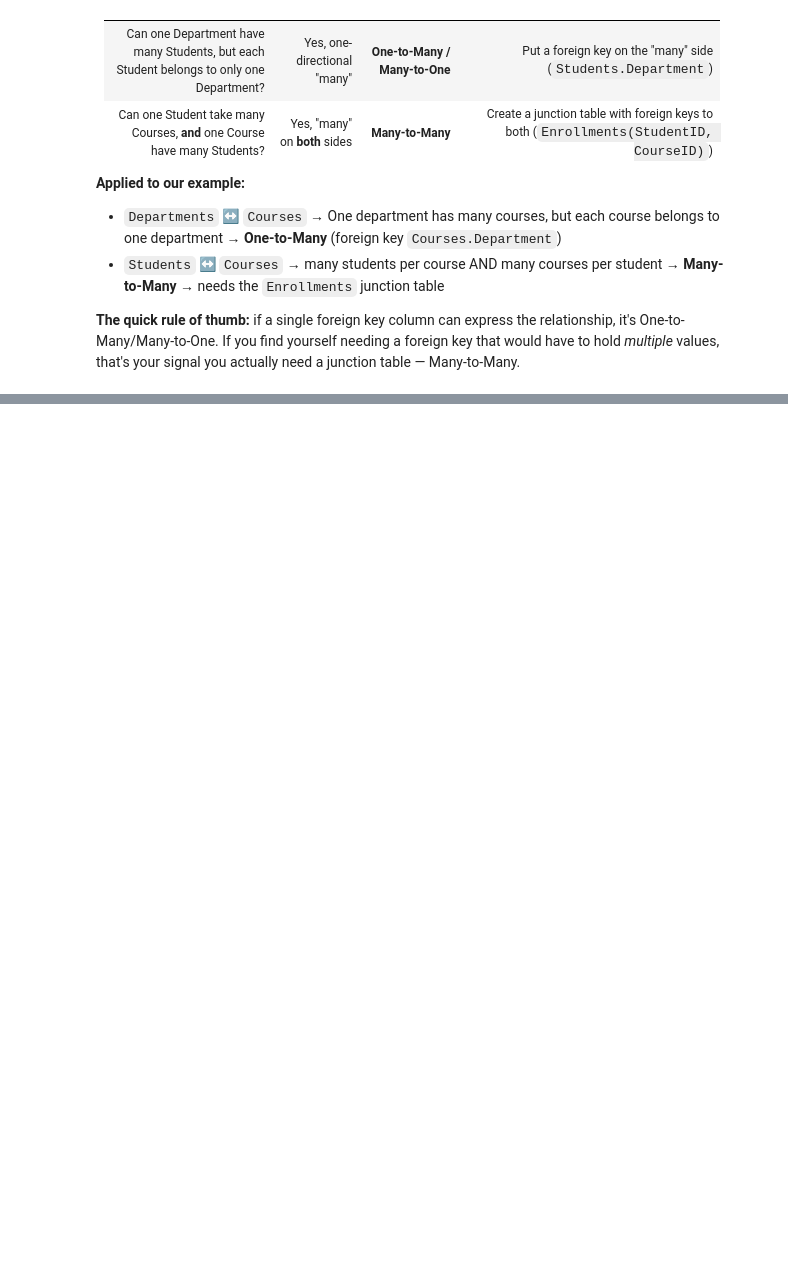
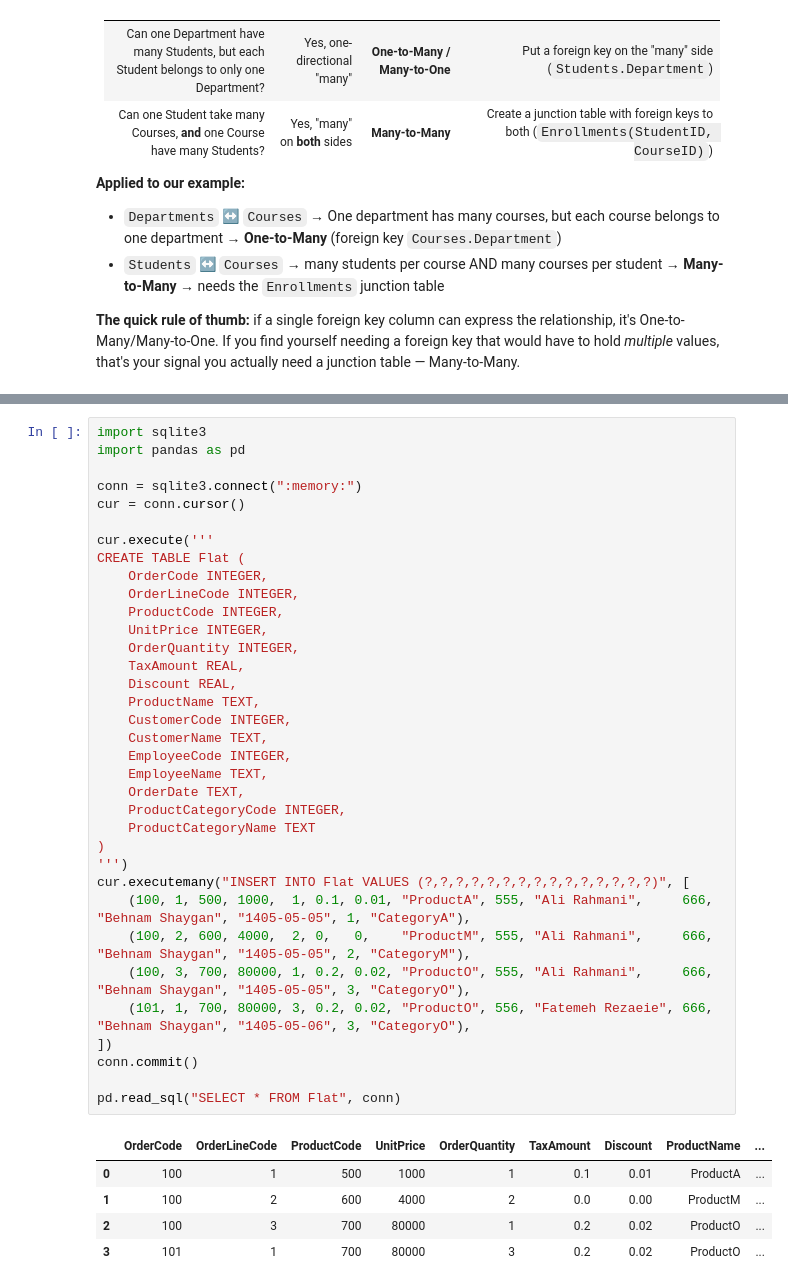
Before and after one commit to FatemeTaroodi/Data-Scientist-Comprehensive-Data-Science-Course, a Jupyter notebook: 01-SQL-Server/01-Introduction-to-Databases.ipynb, the cells around one changed output, grey strips where cells are left out. Cells and saved outputs as stored; diff of their text form; blank space fills up the shorter version.

```diff
--- a/01-SQL-Server/01-Introduction-to-Databases.ipynb
+++ b/01-SQL-Server/01-Introduction-to-Databases.ipynb
@@ -562,0 +567,41 @@ Once tables are split, ask this for **each pair** of tables: *"Can one row on Si
+# %%
+import sqlite3
+import pandas as pd
+
+conn = sqlite3.connect(":memory:")
+cur = conn.cursor()
+
+cur.execute('''
+CREATE TABLE Flat (
+    OrderCode INTEGER,
+    OrderLineCode INTEGER,
+    ProductCode INTEGER,
+    UnitPrice INTEGER,
+    OrderQuantity INTEGER,
+    TaxAmount REAL,
+    Discount REAL,
+    ProductName TEXT,
+    CustomerCode INTEGER,
+    CustomerName TEXT,
+    EmployeeCode INTEGER,
+    EmployeeName TEXT,
+    OrderDate TEXT,
+    ProductCategoryCode INTEGER,
+    ProductCategoryName TEXT
+)
+''')
+cur.executemany("INSERT INTO Flat VALUES (?,?,?,?,?,?,?,?,?,?,?,?,?,?,?)", [
+    (100, 1, 500, 1000,  1, 0.1, 0.01, "ProductA", 555, "Ali Rahmani",     666, "Behnam Shaygan", "1405-05-05", 1, "CategoryA"),
+    (100, 2, 600, 4000,  2, 0,   0,    "ProductM", 555, "Ali Rahmani",     666, "Behnam Shaygan", "1405-05-05", 2, "CategoryM"),
+    (100, 3, 700, 80000, 1, 0.2, 0.02, "ProductO", 555, "Ali Rahmani",     666, "Behnam Shaygan", "1405-05-05", 3, "CategoryO"),
+    (101, 1, 700, 80000, 3, 0.2, 0.02, "ProductO", 556, "Fatemeh Rezaeie", 666, "Behnam Shaygan", "1405-05-06", 3, "CategoryO"),
+])
+conn.commit()
+
+pd.read_sql("SELECT * FROM Flat", conn)
+# %% [output]
+|  | OrderCode | OrderLineCode | ProductCode | UnitPrice | OrderQuantity | TaxAmount | Discount | ProductName | ... |
+| 0 | 100 | 1 | 500 | 1000 | 1 | 0.1 | 0.01 | ProductA | ... |
+| 1 | 100 | 2 | 600 | 4000 | 2 | 0.0 | 0.00 | ProductM | ... |
+| 2 | 100 | 3 | 700 | 80000 | 1 | 0.2 | 0.02 | ProductO | ... |
+| 3 | 101 | 1 | 700 | 80000 | 3 | 0.2 | 0.02 | ProductO | ... |
```
Also changed, not shown: parts of 62 cells of this notebook.
